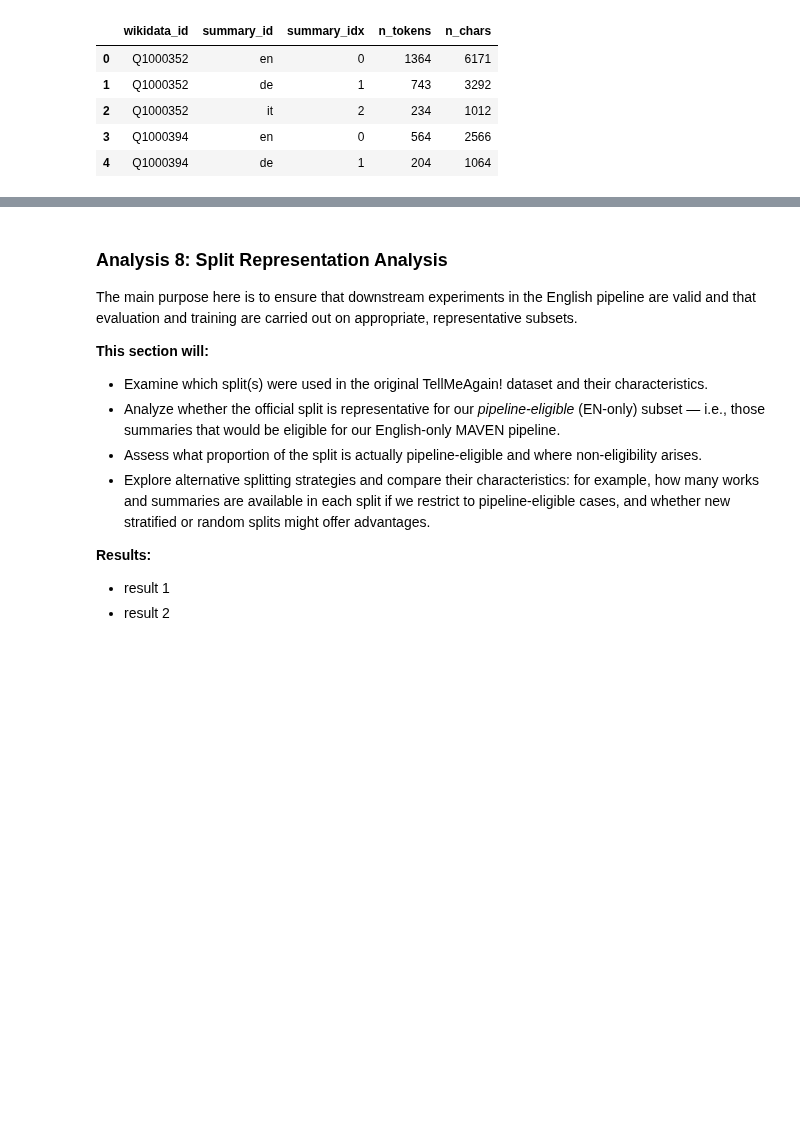
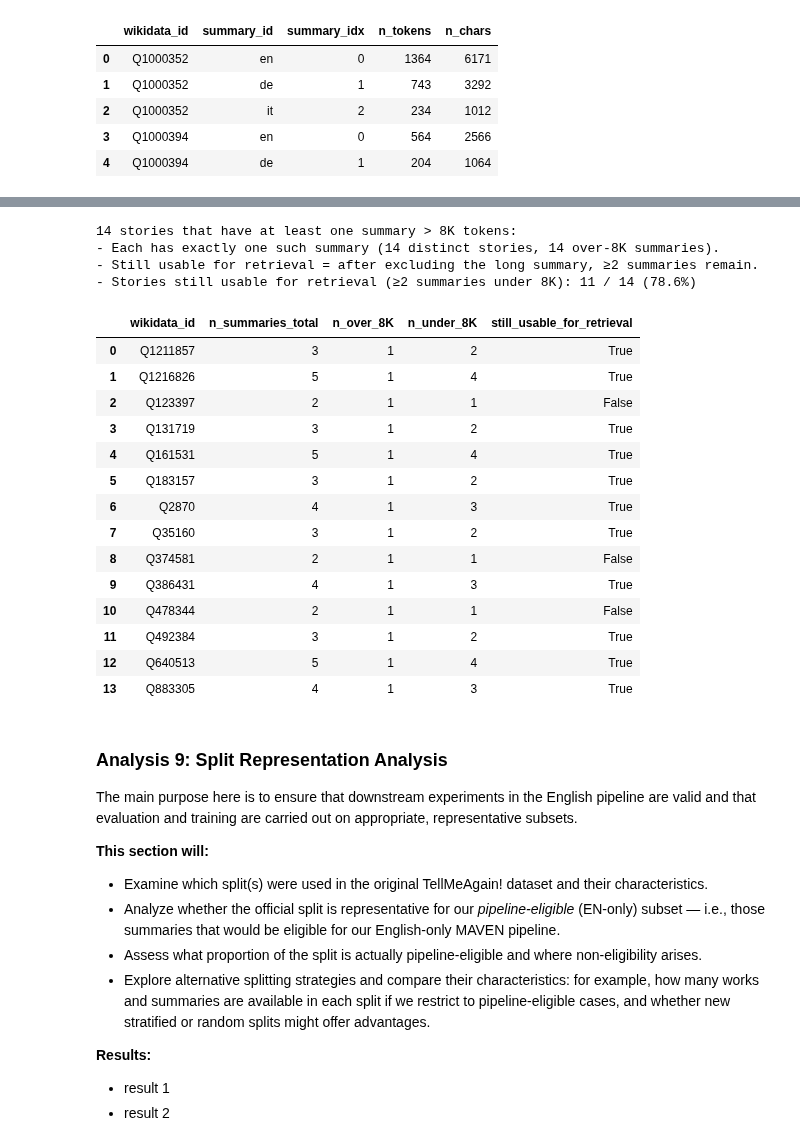
Before and after one commit to bgrsph/uva-thesis-computational-narrative-analysis, a Jupyter notebook: eda/eda.ipynb, the cells around one changed output, grey strips where cells are left out. Saved outputs shown, nothing was run; the diff lists cells and outputs as text; code cells hidden in the pictures; blank space fills up the shorter version.

Commit message:
outlier analysis added for TellMeAgain

```diff
--- a/eda/eda.ipynb
+++ b/eda/eda.ipynb
@@ -1001,5 +1032,55 @@ Table: Summaries exceeding 8K tokens (one row per summary; sorted by n_tokens de
+# %%
+# 14 summaries over 8K: confirm they belong to 14 distinct stories
+# and show whether each story still has ≥2 summaries for retrieval (using the others)
+
+over_8k = token_df[token_df["n_tokens"] > 8192].copy()
+story_ids_over_8k = over_8k["wikidata_id"].unique()
+assert len(story_ids_over_8k) == 14, "Expected 14 distinct stories"
+
+# Per story: total summaries, how many over 8K, how many under 8K (usable)
+rows = []
+for wid in story_ids_over_8k:
+    sub = token_df[token_df["wikidata_id"] == wid]
+    n_total = len(sub)
+    n_over_8k = (sub["n_tokens"] > 8192).sum()
+    n_under_8k = n_total - n_over_8k
+    still_usable = n_under_8k >= 2
+    rows.append({
+        "wikidata_id": wid,
+        "n_summaries_total": n_total,
+        "n_over_8K": n_over_8k,
+        "n_under_8K": n_under_8k,
+        "still_usable_for_retrieval": still_usable,
+    })
+
+table = pd.DataFrame(rows)
+print("\033[1;33m14 stories that have at least one summary > 8K tokens:\033[0m")
+print("- Each has exactly one such summary (14 distinct stories, 14 over-8K summaries).")
+print("- Still usable for retrieval = after excluding the long summary, ≥2 summaries remain.")
+print(f"- Stories still usable for retrieval (≥2 summaries under 8K): {table['still_usable_for_retrieval'].sum()} / 14 ({100 * table['still_usable_for_retrieval'].sum() / 14:.1f}%)")
+display(table)
+# %% [output]
+14 stories that have at least one summary > 8K tokens:
+- Each has exactly one such summary (14 distinct stories, 14 over-8K summaries).
+- Still usable for retrieval = after excluding the long summary, ≥2 summaries remain.
+- Stories still usable for retrieval (≥2 summaries under 8K): 11 / 14 (78.6%)
+|  | wikidata_id | n_summaries_total | n_over_8K | n_under_8K | still_usable_for_retrieval |
+| 0 | Q1211857 | 3 | 1 | 2 | True |
+| 1 | Q1216826 | 5 | 1 | 4 | True |
+| 2 | Q123397 | 2 | 1 | 1 | False |
+| 3 | Q131719 | 3 | 1 | 2 | True |
+| 4 | Q161531 | 5 | 1 | 4 | True |
+| 5 | Q183157 | 3 | 1 | 2 | True |
+| 6 | Q2870 | 4 | 1 | 3 | True |
+| 7 | Q35160 | 3 | 1 | 2 | True |
+| 8 | Q374581 | 2 | 1 | 1 | False |
+| 9 | Q386431 | 4 | 1 | 3 | True |
+| 10 | Q478344 | 2 | 1 | 1 | False |
+| 11 | Q492384 | 3 | 1 | 2 | True |
+| 12 | Q640513 | 5 | 1 | 4 | True |
+| 13 | Q883305 | 4 | 1 | 3 | True |
 # %% [markdown]
-### Analysis 8: Split Representation Analysis
+### Analysis 9: Split Representation Analysis
 
 The main purpose here is to ensure that downstream experiments in the English pipeline are valid and that evaluation and training are carried out on appropriate, representative subsets.
 
```
Also changed, not shown: parts of 5 cells of this notebook.
